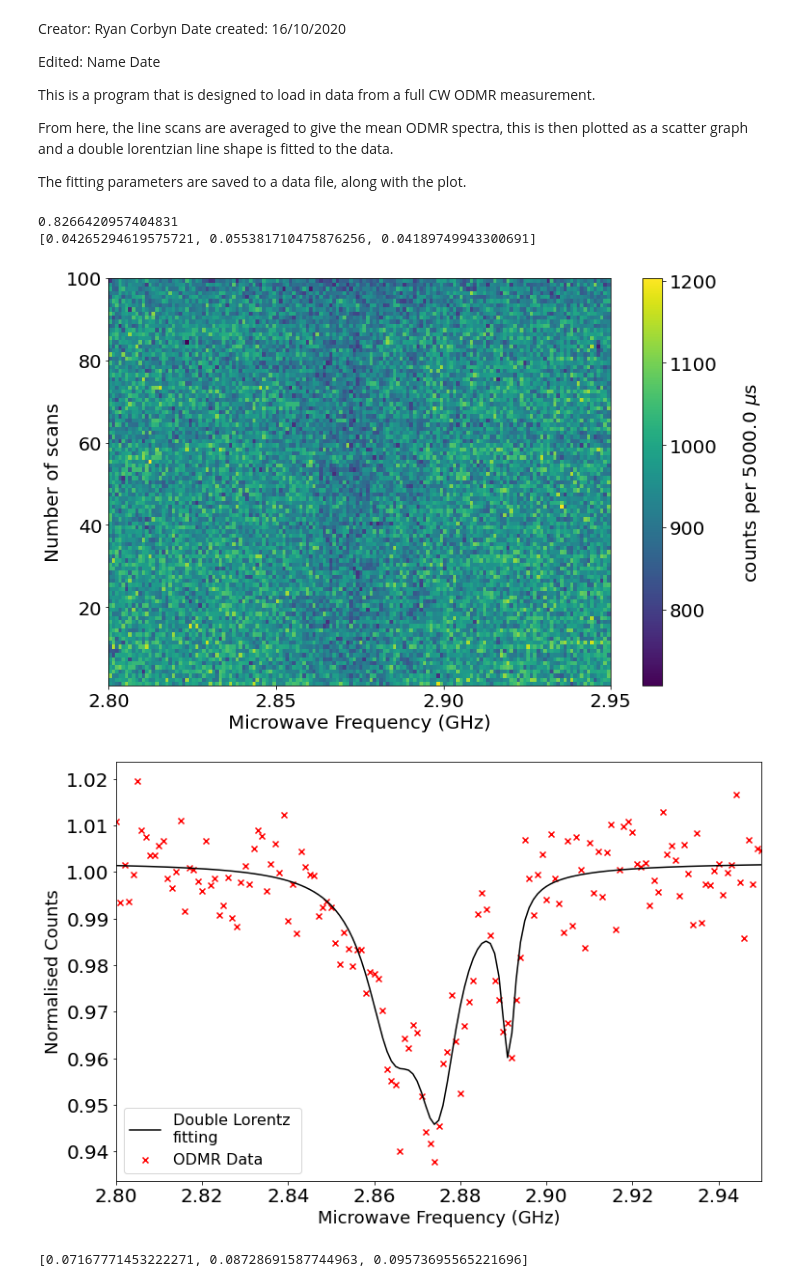
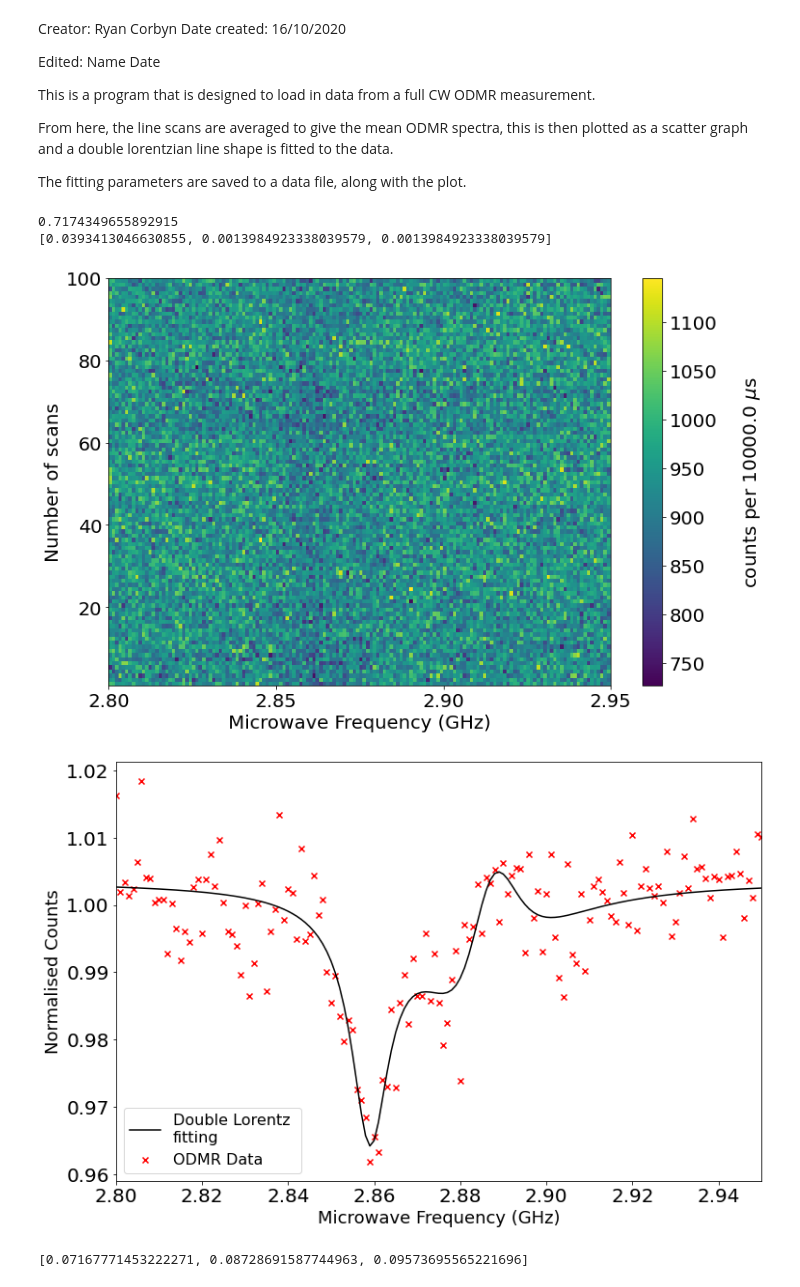
Before and after one commit to Corbyn93/Ryans_Python_Scripts, a Jupyter notebook: Ryan's Jupyter stuff/ODMR analysis/20201106_Triple_peak_CW_ODMR_analysis.ipynb, the cells around one changed output. Cells and saved outputs as stored; diff of their text form; code cells hidden in the pictures.

```diff
--- a/Ryan's Jupyter stuff/ODMR analysis/20201106_Triple_peak_CW_ODMR_analysis.ipynb
+++ b/Ryan's Jupyter stuff/ODMR analysis/20201106_Triple_peak_CW_ODMR_analysis.ipynb
@@ -211,7 +211,7 @@ def save_data(date, file_ID, contrast, coeffs, opt_error, r_squared, fig1, fig2)
 # into a pandas array.
 folder_path = 'I:\\Science\\Physics-Nanobiophotonics\\Group\\User Data\\ODMR\\Imaging\\'
 date = '20210422'
-file_name = date + '_NVScan_02'
+file_name = date + '_NVScan_03'
 
 odmr_data = load_data(folder_path + date + '\\' + file_name + '.dat')
 params_file = load_params(folder_path + date + '\\' + file_name + 'Params.dat')
@@ -235,37 +235,37 @@ fig2, ax2 = scatter_plot(freq, norm_mean_odmr)
 
 # find the freqeuncy points with the highest ODMR contrast
 freq_mins, contrast, flourescent_baseline = get_init_params(norm_mean_odmr, freq)
 
 # create the initial parameters for ODMR double lorentzian
 # line fitting
 init_params = [contrast[0], 2.865, 0.001, contrast[1], 2.875, 0.001, contrast[1], 2.89, 0.001, flourescent_baseline]
 
 # generate the optimised curve fit parameters.
 fitting_params, error_in_fit = optimised_lorentz_fit(freq, norm_mean_odmr, init_params)
 
 # create the double lorentz fit array
 y_fit = lorentz_3(freq, fitting_params[0], fitting_params[1], fitting_params[2],
                   fitting_params[3], fitting_params[4], fitting_params[5], fitting_params[6],
                  fitting_params[7], fitting_params[8], fitting_params[9])
 
 # plot the fitting to ax2
 ax2 = plot_fitting(ax2, freq, y_fit)
 
 fitted_contrast = get_fitting_contrast(fitting_params[1], fitting_params[4],
                                        fitting_params[7], freq, y_fit, fitting_params[9],
                                        params_values[2])
 
 # get the r^2 value for the fitting
 r_squared = get_r_squared(freq, norm_mean_odmr, y_fit)
 print(r_squared)
 print(fitted_contrast)
 
 #save_data(date, file_name, fitted_contrast, fitting_params, error_in_fit, r_squared, fig1, fig2)
 # %% [output]
-0.8266420957404831
-[0.04265294619575721, 0.055381710475876256, 0.04189749943300691]
+0.7174349655892915
+[0.0393413046630855, 0.0013984923338039579, 0.0013984923338039579]
-[figure, old version]
+[figure, new version]
-[figure, old version]
+[figure, new version]
 # %%
 print(fitted_contrast)
 # %% [output]
```
Also changed, not shown: 3 other files.
